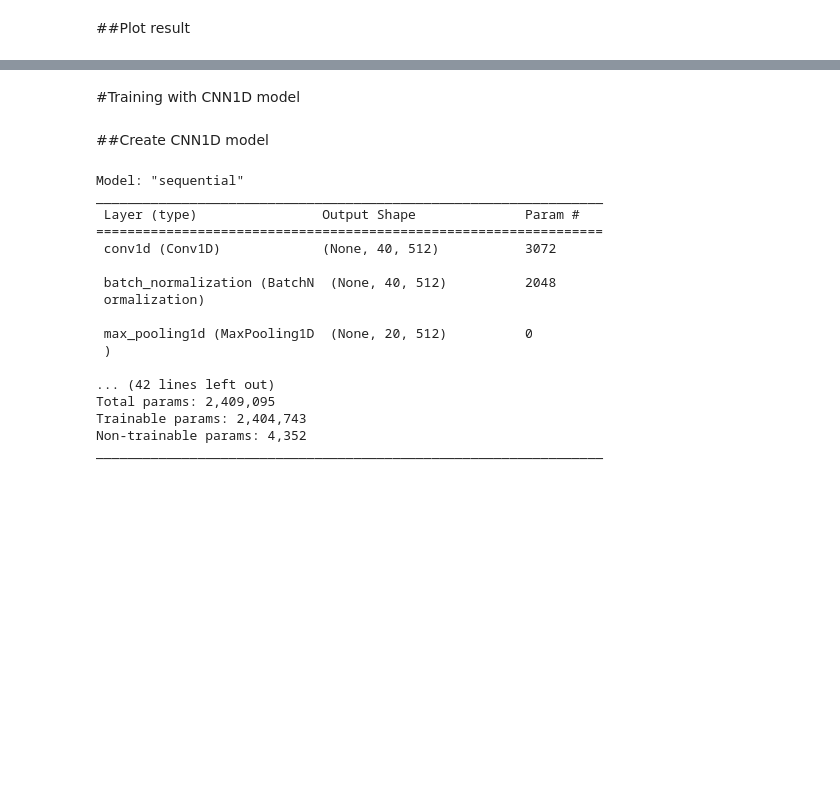
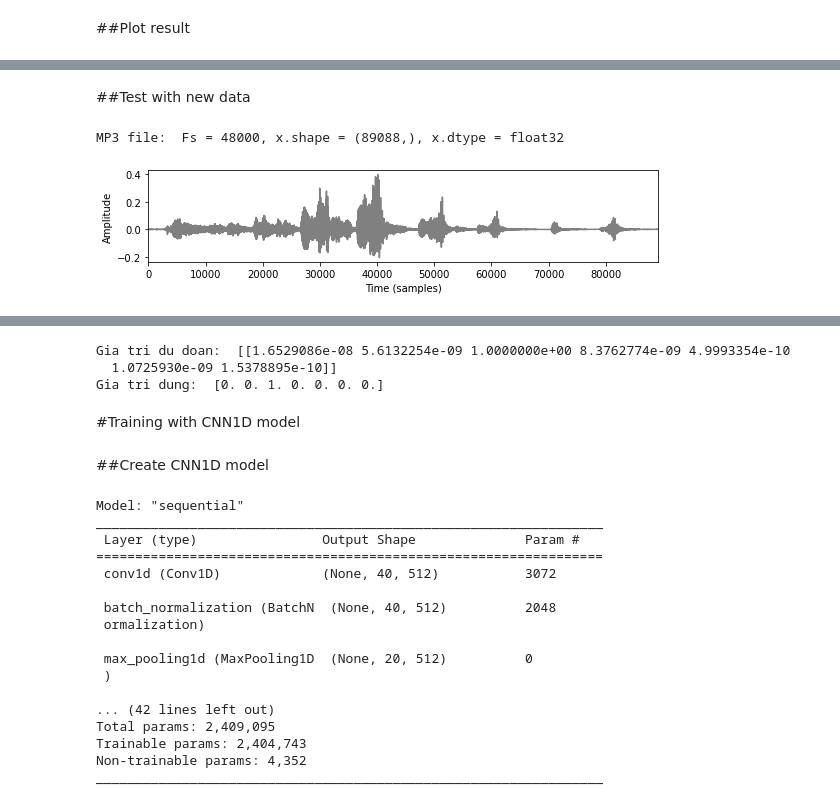
Before and after one commit to khoatran02/Speech_Emotion_Recognition_Using_LTSM, a Jupyter notebook: Speech_Emotion_Recognition_Using_LTSM.ipynb, the cells around one changed output, grey strips where cells are left out. Saved outputs shown, nothing was run; the diff lists cells and outputs as text; code cells hidden in the pictures; blank space fills up the shorter version.

Commit message:
Test with new data (Funny)

```diff
--- a/Speech_Emotion_Recognition_Using_LTSM.ipynb
+++ b/Speech_Emotion_Recognition_Using_LTSM.ipynb
@@ -414,0 +406,32 @@ Test Accuracy: 96.071%
+# %% [markdown]
+##Test with new data
+# %%
+import IPython.display as ipd
+
+def print_plot_play(x, Fs, text=''):
+    """1. Prints information about an audio singal, 2. plots the waveform, and 3. Creates player
+
+    Notebook: C1/B_PythonAudio.ipynb
+
+    Args:
+        x: Input signal
+        Fs: Sampling rate of x
+        text: Text to print
+    """
+    print('%s Fs = %d, x.shape = %s, x.dtype = %s' % (text, Fs, x.shape, x.dtype))
+    plt.figure(figsize=(8, 2))
+    plt.plot(x, color='gray')
+    plt.xlim([0, x.shape[0]])
+    plt.xlabel('Time (samples)')
+    plt.ylabel('Amplitude')
+    plt.tight_layout()
+    plt.show()
+    ipd.display(ipd.Audio(data=x, rate=Fs))
+# %%
+# Read mp3
+fn_mp3 = os.path.join('..', 'data', 'B', '/content/drive/MyDrive/Colab Notebooks/emotion_recognition_by_signal_method/Process_Data_Speech/Tieng-chang-trai-cuoi-ngan-www_tiengdong_com.mp3')
+x, Fs = librosa.load(fn_mp3, sr=None)
+print_plot_play(x=x, Fs=Fs, text='MP3 file: ')
+# %% [output]
+MP3 file:  Fs = 48000, x.shape = (89088,), x.dtype = float32
+[figure, added]
@@ -415,3 +439,16 @@ Test Accuracy: 96.071%
+# %%
+X_new = X_test[10]
+Y_new = y_test[10]
+
+X_new = np.expand_dims(X_new, axis=0)
+
+y_predict = modelLSTM_load.predict(X_new)
+print("Gia tri du doan: ", y_predict)
+print("Gia tri dung: ", Y_new)
+# %% [output]
+Gia tri du doan:  [[1.6529086e-08 5.6132254e-09 1.0000000e+00 8.3762774e-09 4.9993354e-10
+  1.0725930e-09 1.5378895e-10]]
+Gia tri dung:  [0. 0. 1. 0. 0. 0. 0.]
 # %% [markdown]
 #Training with CNN1D model
 # %% [markdown]
```
Also changed, not shown: parts of 26 cells of this notebook.
